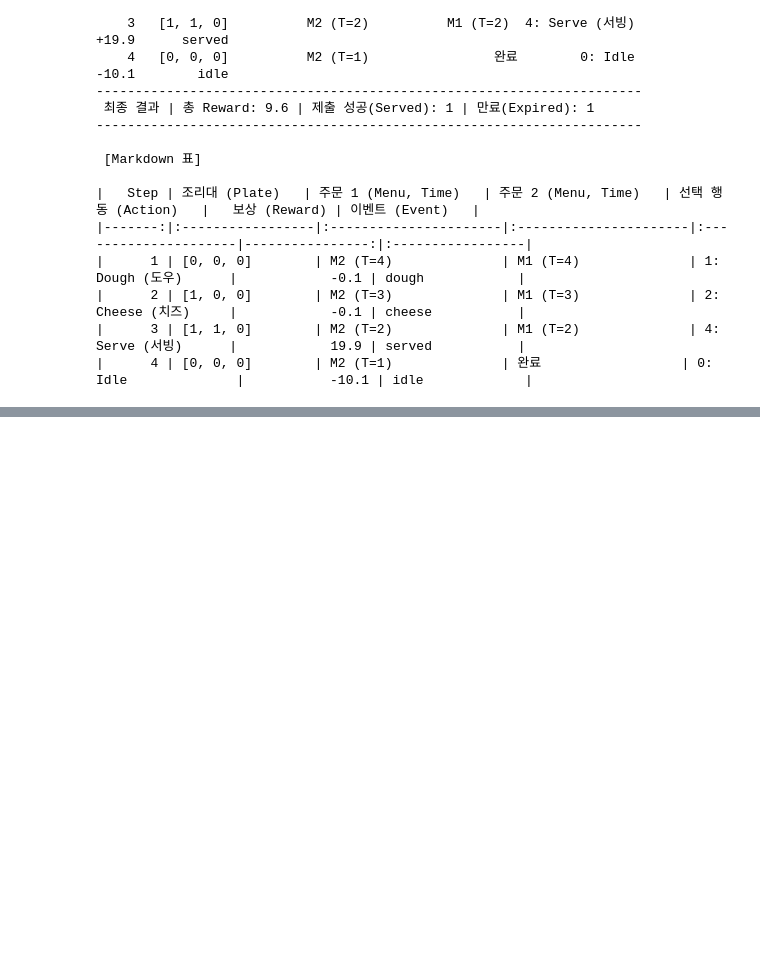
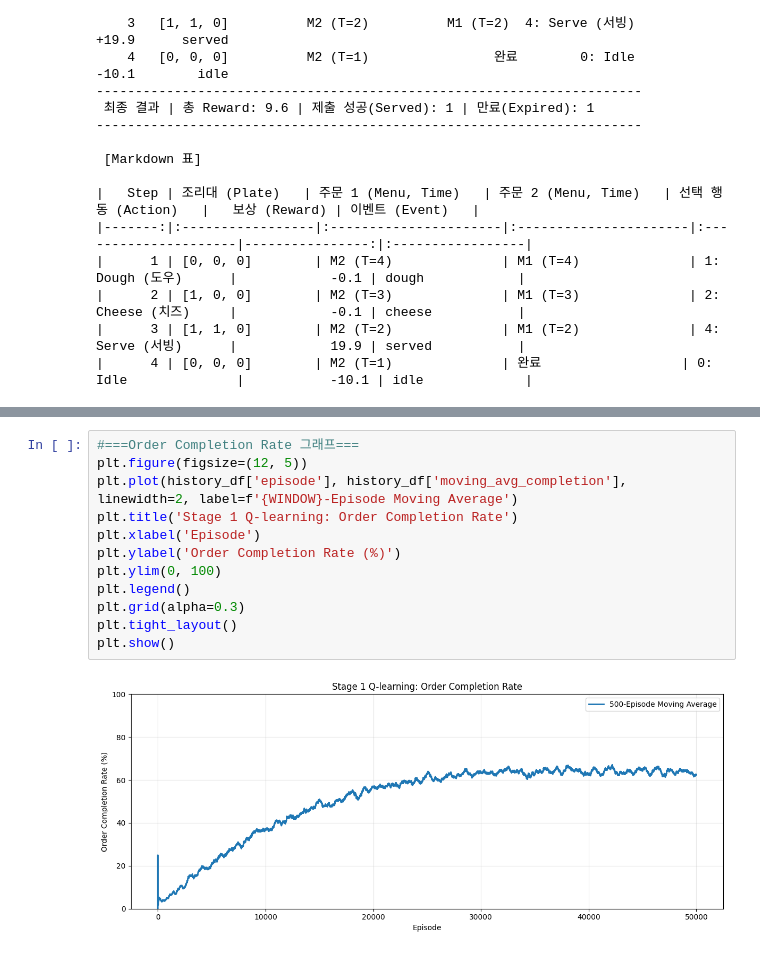
Before and after one commit to hadongnok/pizza-rl-project, a Jupyter notebook: q_learning.ipynb, the cells around one changed output, grey strips where cells are left out. Drawn from its saved outputs; the diff is of its cells as text; blank space fills up the shorter version.

```diff
--- a/q_learning.ipynb
+++ b/q_learning.ipynb
@@ -195,0 +438,14 @@ print(df_result.to_markdown(index=False))
+# %%
+#===Order Completion Rate 그래프===
+plt.figure(figsize=(12, 5))
+plt.plot(history_df['episode'], history_df['moving_avg_completion'], linewidth=2, label=f'{WINDOW}-Episode Moving Average')
+plt.title('Stage 1 Q-learning: Order Completion Rate')
+plt.xlabel('Episode')
+plt.ylabel('Order Completion Rate (%)')
+plt.ylim(0, 100)
+plt.legend()
+plt.grid(alpha=0.3)
+plt.tight_layout()
+plt.show()
+# %% [output]
+[figure, added]
```
Also changed, not shown: parts of 9 cells of this notebook.
